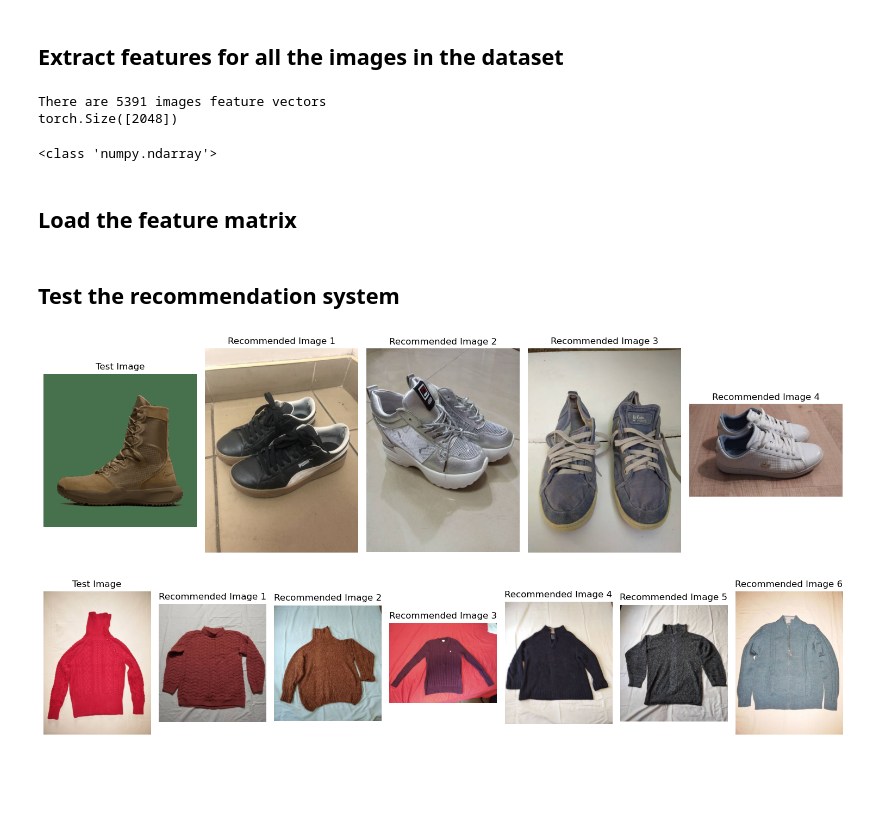
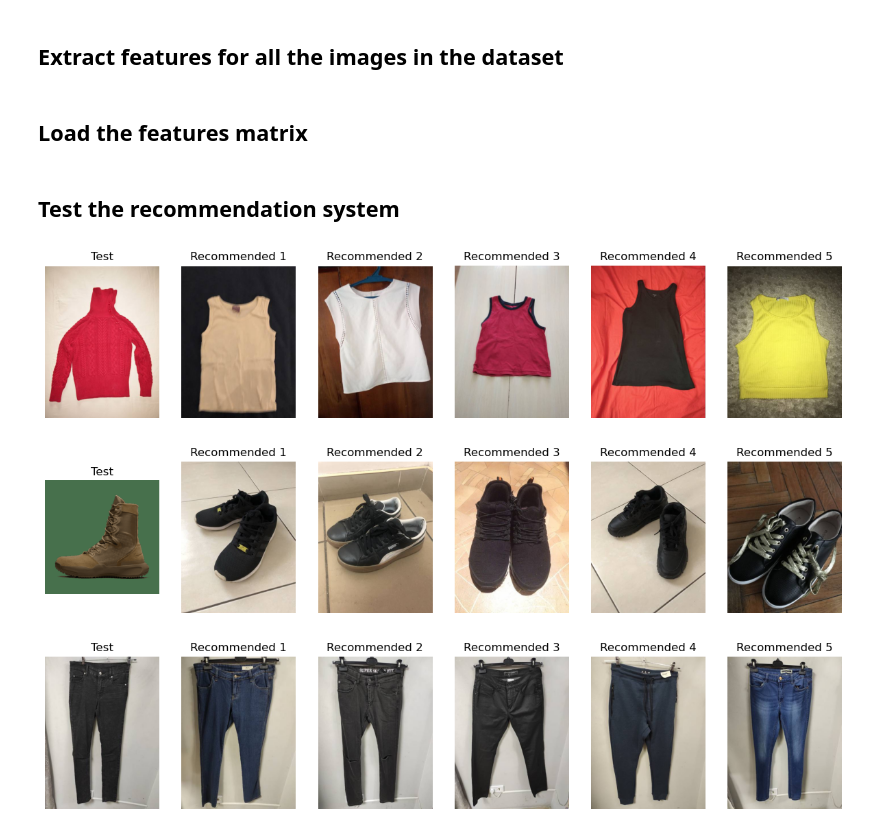
Before and after one commit to engrhaider/fashion_recommendation_system, a Jupyter notebook: main.ipynb, the cells around one changed output. Drawn from its saved outputs; the diff is of its cells as text; code cells hidden in the pictures; blank space fills up the shorter version.

Commit message:
Implemented semantic filtering.

```diff
--- a/main.ipynb
+++ b/main.ipynb
@@ -70,3 +74,5 @@ resnet_model = ResNetModel.from_pretrained(model_name)
+# %%
+clip_model, clip_preprocess = clip.load("ViT-B/32", "cpu")
 # %% [markdown]
 ## Helper functions
 # %%
@@ -139,18 +182,21 @@ feature_vectors = [extract_image_features(os.path.join("images", img_id + ".jpg"
 # %%
-print("There are {} images feature vectors".format(len(feature_vectors)))
-print(feature_vectors[0].shape)
+# Resnet feature vectors
+print("ResNet feature vectors for all the {} images".format(len(feature_vectors)))
+print("Feature Shape", feature_vectors[0].shape)
+
+# CLIP feature vectors
+print("CLIP feature vectors for all the {} images".format(len(semantic_feature_vectors)))
+print("Feature Shape", semantic_feature_vectors[0].shape)
-# %% [output]
-There are 5391 images feature vectors
-torch.Size([2048])
 # %%
 # calculate cosine similarity between the feature vectors
 feature_vectors_matrix = np.stack(feature_vectors)
-print(type(feature_vectors_matrix[0]))
-# save the feature matrix to a file
-np.save("embeddings/feature_matrix.npy", feature_vectors_matrix)
+semantic_feature_vectors_matrix = np.stack(semantic_feature_vectors)
+# save the feature matrices to a file
+np.save("embeddings/resnet_feature_matrix.npy", feature_vectors_matrix)
+np.save("embeddings/clip_feature_matrix.npy", semantic_feature_vectors_matrix)
+print(feature_vectors_matrix.shape)
+print(semantic_feature_vectors_matrix.shape)
-# %% [output]
-<class 'numpy.ndarray'>
 # %% [markdown]
-## Load the feature matrix
+## Load the features matrix
 # %%
 # load the feature matrix
@@ -158,15 +205,20 @@ feature_vectors_matrix = np.load("embeddings/feature_matrix.npy")
 # %% [markdown]
 ## Test the recommendation system
 # %%
-# load the test image
-test_img_path = os.path.join("test_images", "2.png")
-# load the test image
-display_test_and_recommended_images(test_img_path, recommendations_count = 4)
+test_img_path = os.path.join("images", "0a671f9d-d105-4ec9-8642-f4f228f8a90f.jpg")
+# further filtering e.g. sleeveless, grey, white, puffer, women jackets
+get_and_display_recommendations(test_img_path, recommendations_count=5, query="sleeveless")
 # %% [output]
-[figure, old version]
+[figure, new version]
 # %%
-# load the test image
-test_img_path = os.path.join("images", "0a671f9d-d105-4ec9-8642-f4f228f8a90f.jpg")
-display_test_and_recommended_images(test_img_path, recommendations_count=6)
+test_img_path = os.path.join("test_images", "2.png")
+# further filtering e.g. white, black, grey
+get_and_display_recommendations(test_img_path, recommendations_count = 5, query="black")
 # %% [output]
-[figure, old version]
+[figure, new version]
+# %%
+test_img_path = os.path.join("images", "1a08f33a-2ff4-4fb8-920b-8ff514bcdda8.jpg")
+# further blue, black
+get_and_display_recommendations(test_img_path, recommendations_count = 5)
+# %% [output]
+[figure, added]
```
Also changed, not shown: parts of 7 cells of this notebook.
